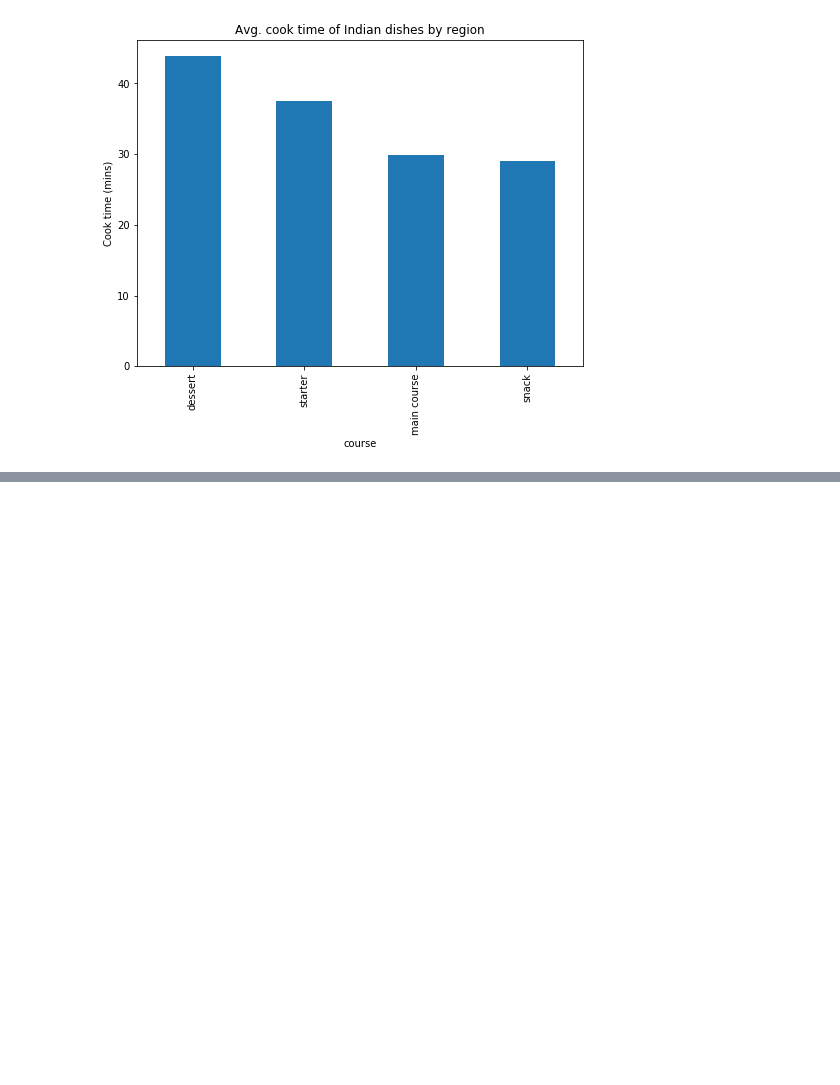
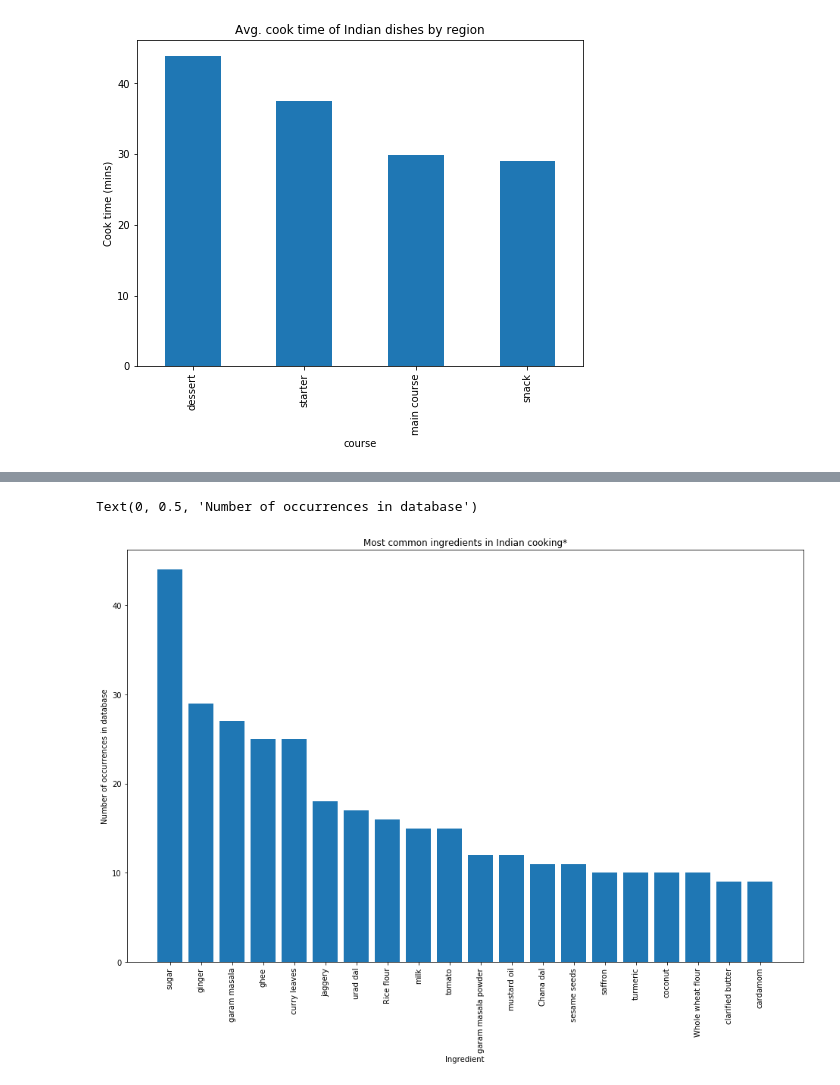
Before and after one commit to travis-tyler/indian_food_analysis, a Jupyter notebook: code/indian_food_analysis.ipynb, the cells around one changed output, grey strips where cells are left out. Drawn from its saved outputs; the diff is of its cells as text; code cells hidden in the pictures; blank space fills up the shorter version.

Commit message:
Added plots

```diff
--- a/code/indian_food_analysis.ipynb
+++ b/code/indian_food_analysis.ipynb
@@ -120,3 +120,16 @@ df.loc[(df.cook_time != '-1') & (df.course != '-1')]\
 # %% [output]
 Text(0, 0.5, 'Cook time (mins)')
 [figure]
+# %%
+ingredient_recurrence = {}
+
+for x in df.ingredients.to_list():
+    for i in x.split(', '):
+        if i in ingredient_recurrence:
+            ingredient_recurrence[i] += 1
+        else:
+            ingredient_recurrence[i] = 1
+
+ingredient_recurrence = sorted(ingredient_recurrence.items(), key=lambda x: x[1], reverse=True)
+
+ingredient_recurrence
@@ -122,0 +154,6 @@ Text(0, 0.5, 'Cook time (mins)')
+# %%
+ingredient_df = pd.DataFrame({
+    'ingredient': (x[0] for x in ingredient_recurrence),
+    'number of occurrences': (x[1] for x in ingredient_recurrence)
+    })
+ingredient_df
@@ -122,0 +174,10 @@ Text(0, 0.5, 'Cook time (mins)')
+# %%
+plt.figure(figsize=(16, 10))
+plt.bar(ingredient_df['ingredient'].head(20), ingredient_df['number of occurrences'].head(20))
+plt.xticks(rotation=90)
+plt.title('Most common ingredients in Indian cooking*')
+plt.xlabel('Ingredient')
+plt.ylabel('Number of occurrences in database')
+# %% [output]
+Text(0, 0.5, 'Number of occurrences in database')
+[figure, added]
```
Also changed, not shown: parts of 3 cells of this notebook.
